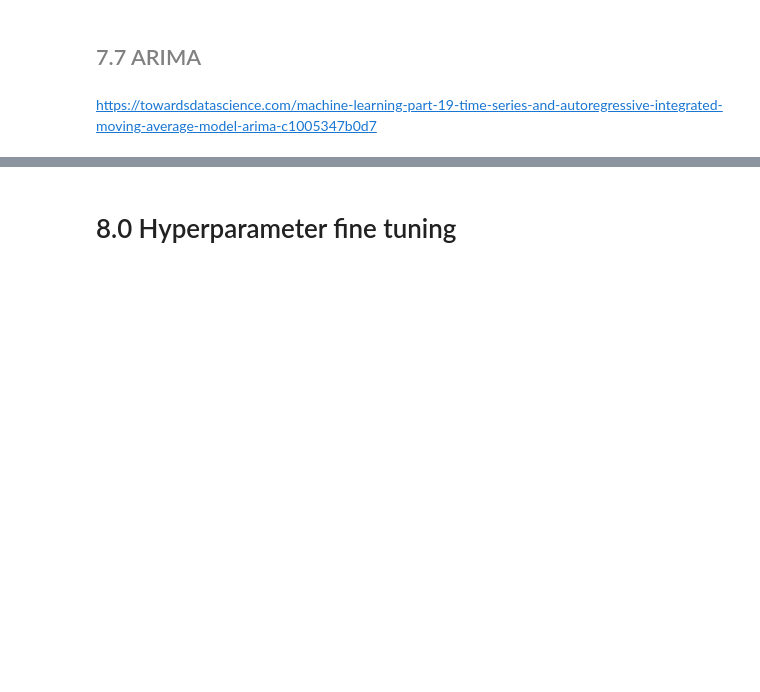
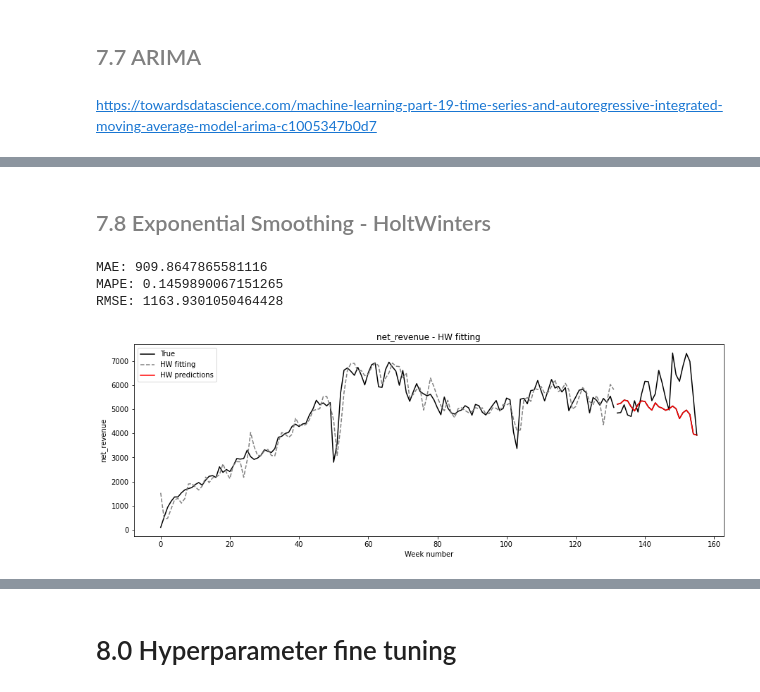
Before and after one commit to GustavoHBDuarte/just-chalenge, a Jupyter notebook: notebook_main.ipynb, the cells around one changed output, grey strips where cells are left out. Saved outputs shown, nothing was run; the diff lists cells and outputs as text; code cells hidden in the pictures; blank space fills up the shorter version.

```diff
--- a/notebook_main.ipynb
+++ b/notebook_main.ipynb
@@ -1503,0 +1622,73 @@ Cross validation
+# %% [markdown]
+## <font color="gray"> 7.8 Exponential Smoothing - HoltWinters </font>
+# %%
+# Dataframe para HW
+
+df_hw_train = pd.DataFrame(y_train)
+
+df_hw_test = pd.DataFrame(y_test)
+# %%
+model = ExponentialSmoothing(df_hw_train, seasonal_periods=26,trend='add', seasonal='add', initialization_method="estimated")
+
+results = model.fit()
+# %%
+## Ajuste HW
+
+results.fittedvalues
+
+
+# Inserindo as predições no conjunto teste
+
+df_hw_test['predictions'] = results.forecast(len(df_hw_test))
+# %%
+# Avaliando MAE, MAPE e RMSE do conjunto de teste para comparar com os algorítimos de machine learning
+
+
+
+# MAE
+print('MAE: {}'.format(mean_absolute_error(df_hw_test['net_revenue'].values,
+                                           df_hw_test['predictions'].values)))
+
+# MAPE
+print('MAPE: {}'.format(mean_absolute_percentage_error(df_hw_test['net_revenue'].values,
+                                                       df_hw_test['predictions'].values)))
+
+
+# RMSE
+print('RMSE: {}'.format(mean_squared_error(df_hw_test['net_revenue'].values,
+                                           df_hw_test['predictions'].values, squared=False)))
+
+
+# storing metrics
+list_model_names.append('Exp. Smoothing')
+list_mae.append(mean_absolute_error(y_test, df_hw_test['predictions'].values))
+list_mape.append(mean_absolute_percentage_error(y_test, df_hw_test['predictions'].values))
+list_rmse.append(mean_squared_error(y_test, df_hw_test['predictions'].values, squared=False))
+
+list_predictions.append(df_hw_test['predictions'].values)
+# %% [output]
+MAE: 909.8647865581116
+MAPE: 0.1459890067151265
+RMSE: 1163.9301050464428
+# %%
+plt.figure(figsize=(15,5))
+
+
+plt.plot(df_hw_train, color='black', label='True')
+plt.plot(df_hw_test, color='black')
+
+plt.legend()
+
+plt.plot(results.fittedvalues, color='gray', label='HW fitting', linestyle="--")
+plt.legend()
+
+
+plt.plot(df_hw_test['predictions'], color='red', label='HW predictions')
+
+plt.legend()
+
+plt.xlabel('Week number')
+plt.ylabel('net_revenue')
+plt.title('net_revenue - HW fitting');
+# %% [output]
+[figure, added]
```
Also changed, not shown: parts of 55 cells of this notebook.
